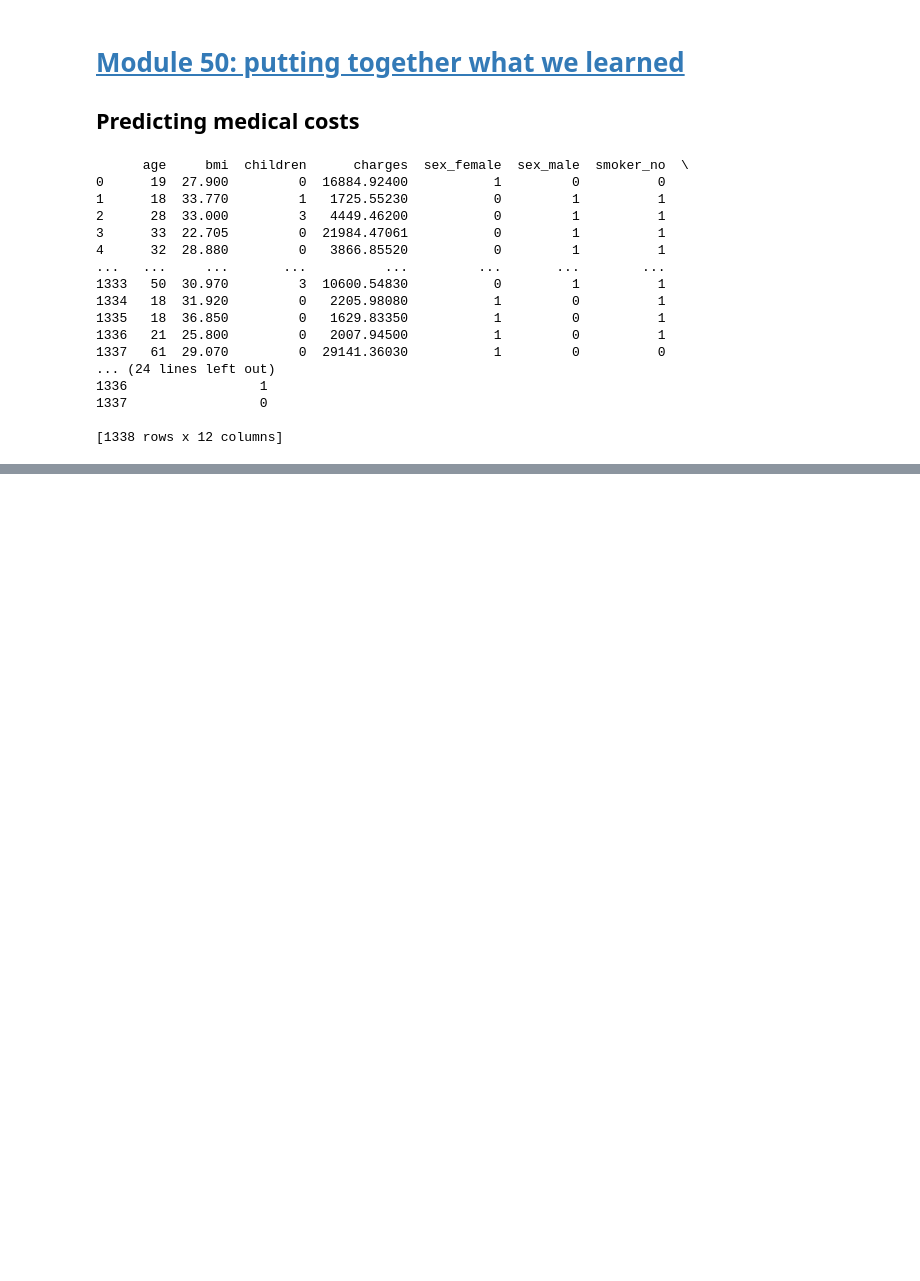
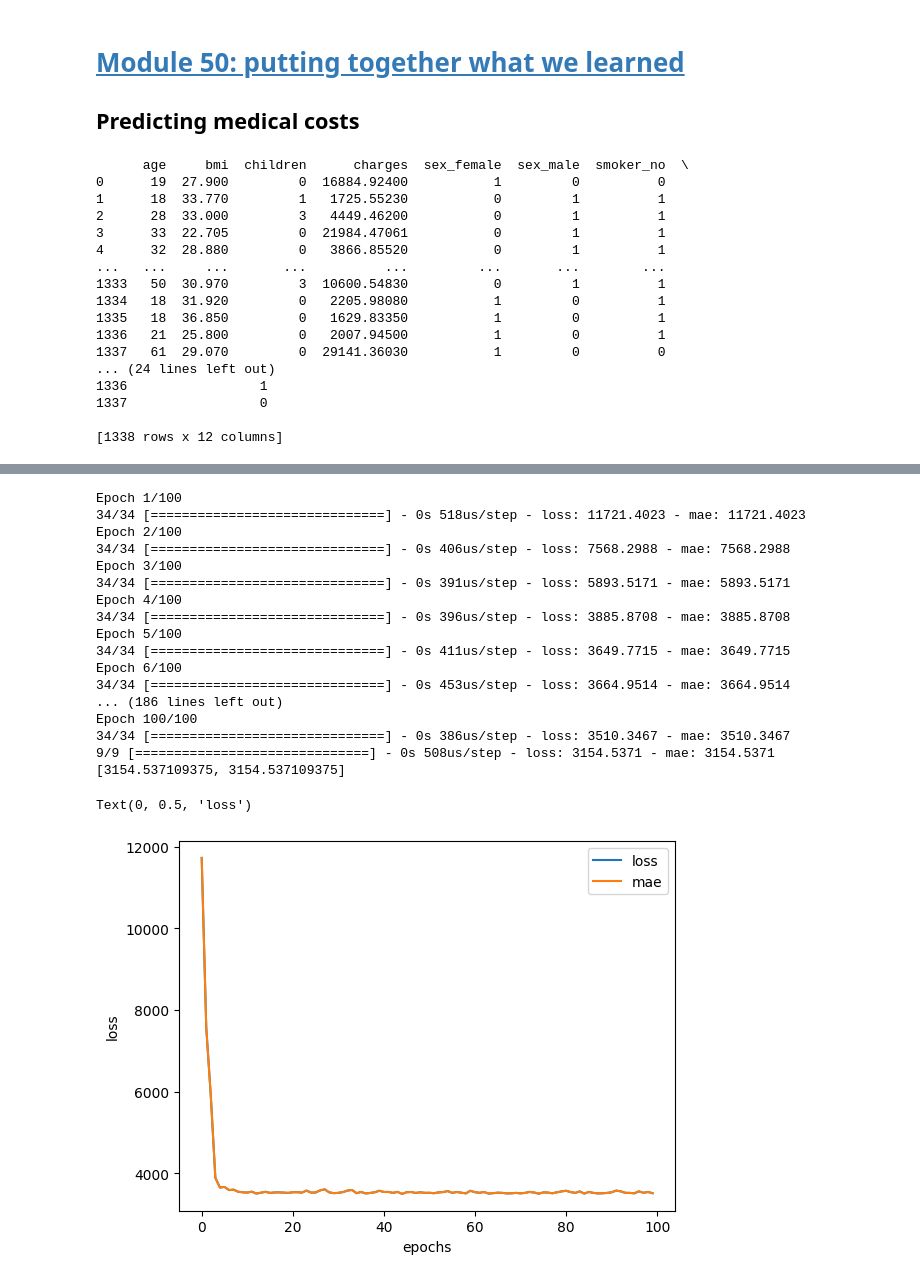
Before and after one commit to nripstein/Tensorflow-Tutorial, a Jupyter notebook: medical-cost-prediction.ipynb, the cells around one changed output, grey strips where cells are left out. Drawn from its saved outputs; the diff is of its cells as text; code cells hidden in the pictures; blank space fills up the shorter version.

Commit message:
Finished medical cost prediction and regression

```diff
--- a/medical-cost-prediction.ipynb
+++ b/medical-cost-prediction.ipynb
@@ -43,0 +171,20 @@ I will
+# %%
+# create column transformer:
+ct = make_column_transformer(
+    (MinMaxScaler(), ["age", "bmi", "children"]),  # normalize these columns
+    (OneHotEncoder(handle_unknown="ignore"), ["sex", "smoker", "region"])  # if there are cols the OneHotEncoder doesn't know about, ignore them
+)
+
+# create X and y:
+X = insurance_data.drop("charges", axis=1)
+y = insurance_data["charges"]
+
+# train and tests
+X_train, X_test, y_train, y_test = train_test_split(X, y, test_size=0.2, random_state=42)
+
+# fit column transformer to training data
+ct.fit(X_train)
+
+# transform training and test data with normalization (MinMaxScalar) and oneHotEncoder
+X_train_normalized = ct.transform(X_train)
+X_test_normalized = ct.transform(X_test)
@@ -43,0 +213,44 @@ I will
+# %%
+tf.random.set_seed(42)
+
+# build model
+normalized_cost_model = tf.keras.models.Sequential([
+    tf.keras.layers.Dense(100, name="hidden_layer1"),
+    tf.keras.layers.Dense(10, name="hidden_layer2"),
+    tf.keras.layers.Dense(1, name="output_layer")
+], name="medical_cost_prediction_model_normalized")
+
+# compile
+normalized_cost_model.compile(loss=tf.keras.losses.mae,
+                              optimizer=tf.keras.optimizers.Adam(learning_rate=0.03),
+                              metrics=["mae"])
+
+# fit data
+history = normalized_cost_model.fit(X_train_normalized, y_train, epochs=100)  # remember we're using regular y_train
+
+# check results on test data
+print(normalized_cost_model.evaluate(X_test_normalized, y_test))
+# it got a bit worse with the exact same hyperparameters. It happens sometimes. The above changes are slightly better
+pd.DataFrame(history.history).plot()
+plt.xlabel("epochs")
+plt.ylabel("loss")
+# %% [output]
+Epoch 1/100
+34/34 [==============================] - 0s 518us/step - loss: 11721.4023 - mae: 11721.4023
+Epoch 2/100
+34/34 [==============================] - 0s 406us/step - loss: 7568.2988 - mae: 7568.2988
+Epoch 3/100
+34/34 [==============================] - 0s 391us/step - loss: 5893.5171 - mae: 5893.5171
+Epoch 4/100
+34/34 [==============================] - 0s 396us/step - loss: 3885.8708 - mae: 3885.8708
+Epoch 5/100
+34/34 [==============================] - 0s 411us/step - loss: 3649.7715 - mae: 3649.7715
+Epoch 6/100
+34/34 [==============================] - 0s 453us/step - loss: 3664.9514 - mae: 3664.9514
+... (186 lines left out)
+Epoch 100/100
+34/34 [==============================] - 0s 386us/step - loss: 3510.3467 - mae: 3510.3467
+9/9 [==============================] - 0s 508us/step - loss: 3154.5371 - mae: 3154.5371
+[3154.537109375, 3154.537109375]
+Text(0, 0.5, 'loss')
+[figure, added]
```
Also changed, not shown: parts of 16 cells of this notebook, 1 other file.
